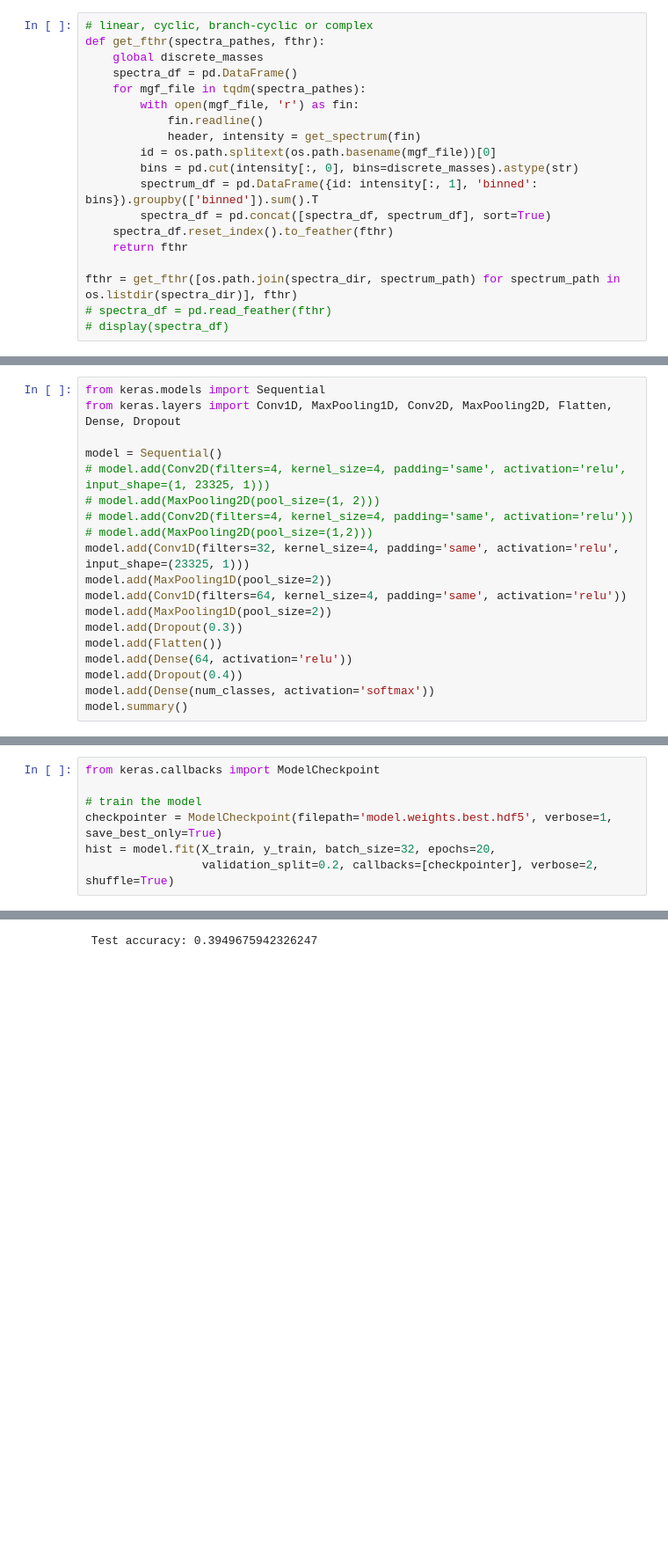
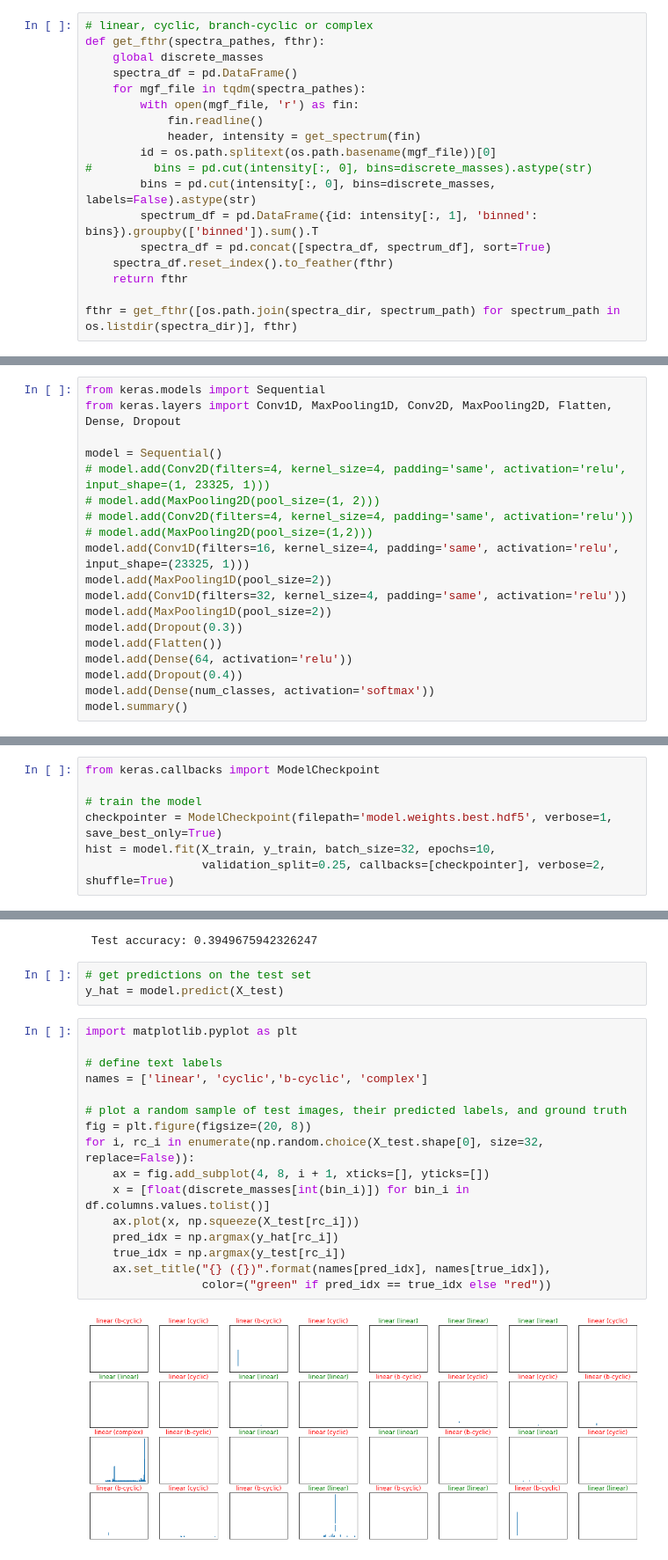
Before and after one commit to letovesnoi/machine-learning, a Jupyter notebook: projects/capstone/capstone.ipynb, the cells around one changed output, grey strips where cells are left out. Shown at 88% size. Drawn from its saved outputs; the diff is of its cells as text; blank space fills up the shorter version.

Commit message:
feat: Visualize some predictions

```diff
--- a/projects/capstone/capstone.ipynb
+++ b/projects/capstone/capstone.ipynb
@@ -192,14 +192,13 @@ def get_fthr(spectra_pathes, fthr):
             fin.readline()
             header, intensity = get_spectrum(fin)
         id = os.path.splitext(os.path.basename(mgf_file))[0]
-        bins = pd.cut(intensity[:, 0], bins=discrete_masses).astype(str)
+#         bins = pd.cut(intensity[:, 0], bins=discrete_masses).astype(str)
+        bins = pd.cut(intensity[:, 0], bins=discrete_masses, labels=False).astype(str)
         spectrum_df = pd.DataFrame({id: intensity[:, 1], 'binned': bins}).groupby(['binned']).sum().T
         spectra_df = pd.concat([spectra_df, spectrum_df], sort=True)
     spectra_df.reset_index().to_feather(fthr)
     return fthr
 
 fthr = get_fthr([os.path.join(spectra_dir, spectrum_path) for spectrum_path in os.listdir(spectra_dir)], fthr)
-# spectra_df = pd.read_feather(fthr)
-# display(spectra_df)
 # %% [output]
 [interactive output not drawn]
@@ -341,9 +320,9 @@ model = Sequential()
 # model.add(MaxPooling2D(pool_size=(1, 2)))
 # model.add(Conv2D(filters=4, kernel_size=4, padding='same', activation='relu'))
 # model.add(MaxPooling2D(pool_size=(1,2)))
-model.add(Conv1D(filters=32, kernel_size=4, padding='same', activation='relu', input_shape=(23325, 1)))
+model.add(Conv1D(filters=16, kernel_size=4, padding='same', activation='relu', input_shape=(23325, 1)))
 model.add(MaxPooling1D(pool_size=2))
-model.add(Conv1D(filters=64, kernel_size=4, padding='same', activation='relu'))
+model.add(Conv1D(filters=32, kernel_size=4, padding='same', activation='relu'))
 model.add(MaxPooling1D(pool_size=2))
 model.add(Dropout(0.3))
 model.add(Flatten())
@@ -377,6 +356,6 @@ from keras.callbacks import ModelCheckpoint
 
 # train the model
 checkpointer = ModelCheckpoint(filepath='model.weights.best.hdf5', verbose=1, save_best_only=True)
-hist = model.fit(X_train, y_train, batch_size=32, epochs=20,
-                 validation_split=0.2, callbacks=[checkpointer], verbose=2, shuffle=True)
+hist = model.fit(X_train, y_train, batch_size=32, epochs=10,
+                 validation_split=0.25, callbacks=[checkpointer], verbose=2, shuffle=True)
 # %% [output]
@@ -396,3 +386,24 @@ score = model.evaluate(X_test, y_test, verbose=0)
 print('\n', 'Test accuracy:', score[1])
 # %% [output]
  Test accuracy: 0.3949675942326247
+# %%
+# get predictions on the test set
+y_hat = model.predict(X_test)
+# %%
+import matplotlib.pyplot as plt
+
+# define text labels
+names = ['linear', 'cyclic','b-cyclic', 'complex']
+
+# plot a random sample of test images, their predicted labels, and ground truth
+fig = plt.figure(figsize=(20, 8))
+for i, rc_i in enumerate(np.random.choice(X_test.shape[0], size=32, replace=False)):
+    ax = fig.add_subplot(4, 8, i + 1, xticks=[], yticks=[])
+    x = [float(discrete_masses[int(bin_i)]) for bin_i in df.columns.values.tolist()]
+    ax.plot(x, np.squeeze(X_test[rc_i]))
+    pred_idx = np.argmax(y_hat[rc_i])
+    true_idx = np.argmax(y_test[rc_i])
+    ax.set_title("{} ({})".format(names[pred_idx], names[true_idx]),
+                 color=("green" if pred_idx == true_idx else "red"))
+# %% [output]
+[figure, added]
```
Also changed, not shown: parts of 6 cells of this notebook.
